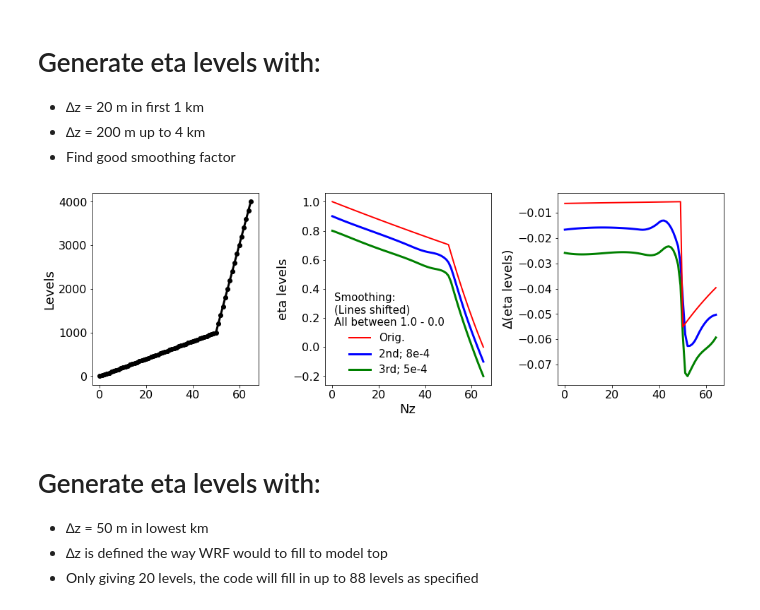
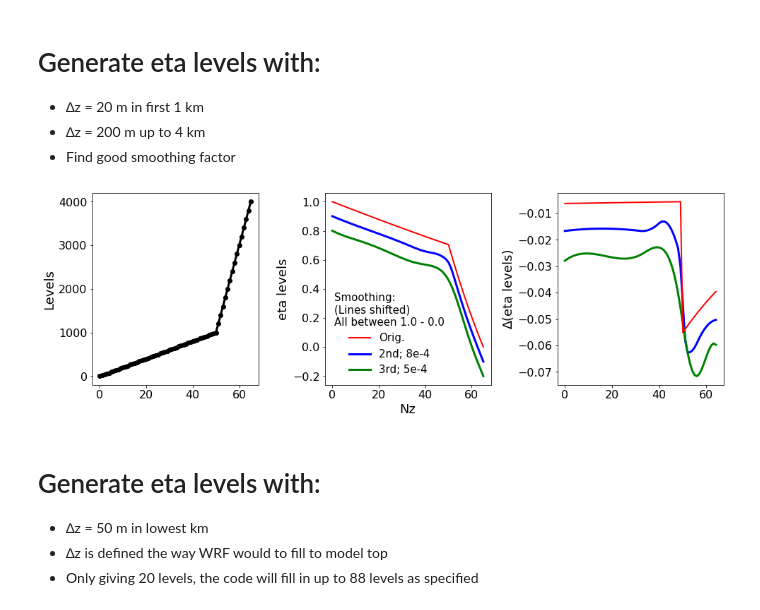
Before and after one commit to a2e-mmc/assessment, a Jupyter notebook: examples/EtaLevelCreate_Tutorial.ipynb, the cells around one changed output. Saved outputs shown, nothing was run; the diff lists cells and outputs as text; code cells hidden in the pictures.

Commit message:
Updating to work with new eta level creation class

```diff
--- a/examples/EtaLevelCreate_Tutorial.ipynb
+++ b/examples/EtaLevelCreate_Tutorial.ipynb
@@ -28,36 +28,36 @@ eta_levels = CreateEtaLevels(levels=levels, # original levels
 test_eta = eta_levels.eta_levels # Raw eta levels (no smoothing)
 
 test_smoothA = eta_levels.smooth_eta_levels(smooth_fact=8e-4, # smoothing with quadratic
-                                           smooth_degree=2)
+                                           smooth_degree=2).eta_levels
 
 test_smoothB = eta_levels.smooth_eta_levels(smooth_fact=5e-4, # smoothing with cubic
-                                           smooth_degree=3)
+                                           smooth_degree=3).eta_levels
 
 # Plot the results!
 fig,ax = plt.subplots(ncols=3,figsize=(16,5))
 plt.subplots_adjust(wspace=0.4)
 for axi in range(0,3):
     ax[axi].tick_params(labelsize=16)
 ax[0].plot(levels,c='k',marker='o',lw=3.0)
 ax[0].set_ylabel('Levels',size=18)
 
 ax[1].plot(test_eta,c='r',lw=2.0,label='Orig.',ls='-')
 ax[1].plot(test_smoothA-0.1,c='b',lw=3.0,label='2nd; 8e-4')
 ax[1].plot(test_smoothB-0.2,c='g',lw=3.0,label='3rd; 5e-4')
 #ax[1].plot(test_smoothC,c='m',lw=3.0,label='2nd; 4e-3')
 ax[1].set_ylabel('eta levels',size=18)
 ax[1].set_xlabel('Nz',size=18)
 
 ax[2].plot(test_smoothA[1:] - test_smoothA[:-1]-0.01,c='b',lw=3.0)
 ax[2].plot(test_smoothB[1:] - test_smoothB[:-1]-0.02,c='g',lw=3.0)
 #ax[2].plot(test_smoothC[1:] - test_smoothC[:-1],c='m',lw=3.0)
 ax[2].plot(test_eta[1:] - test_eta[:-1],c='r',lw=2.0)
 ax[2].set_ylabel('∆(eta levels)',size=18)
 
 ax[1].legend(frameon=False,fontsize=15,title='Smoothing:\n(Lines shifted)\nAll between 1.0 - 0.0',title_fontsize=15)
 plt.show()
 # %% [output]
-[figure, old version]
+[figure, new version]
 # %% [markdown]
 # Generate eta levels with:
 - ∆z = 50 m in lowest km
```
Also changed, not shown: parts of 4 cells of this notebook.
